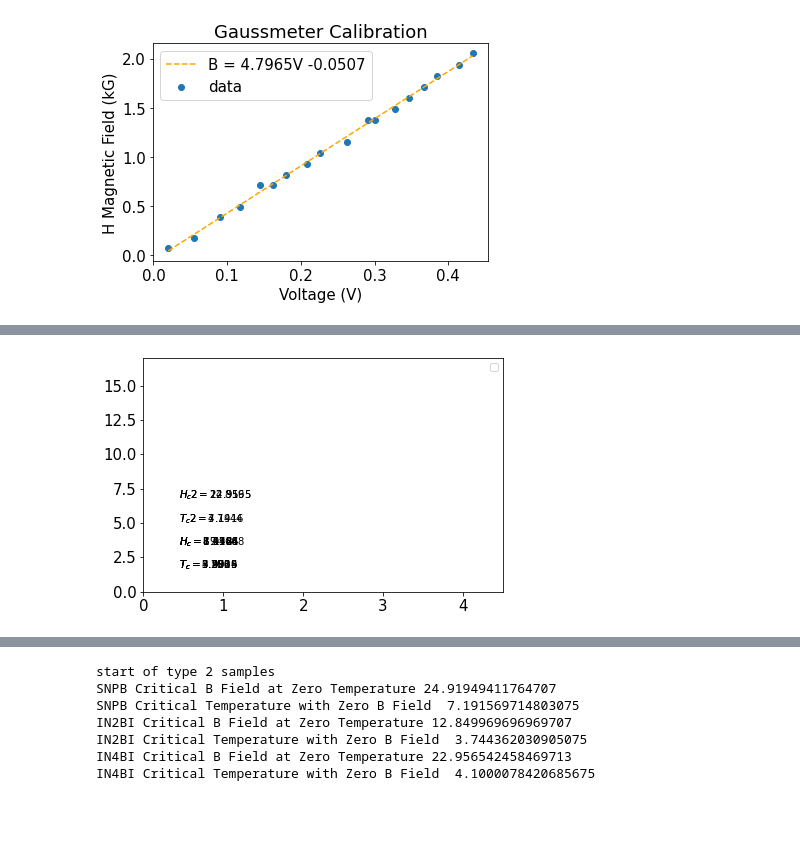
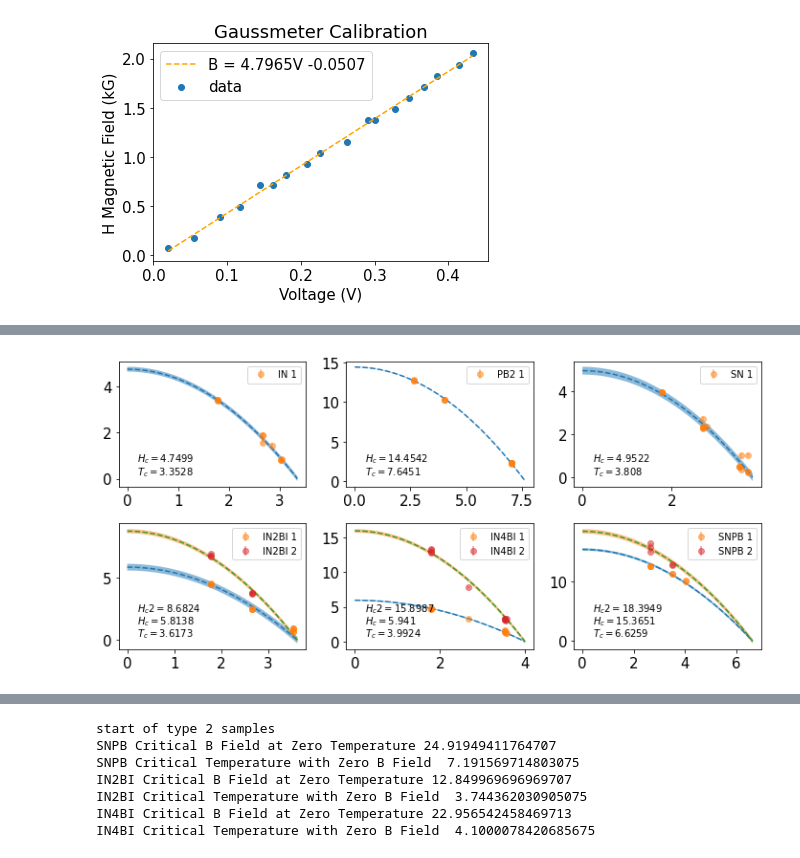
Before and after one commit to dcordovacarrizales/191_PlasmaPhysics, a Jupyter notebook: Superconductivity/Meissner/Meissner.ipynb, the cells around one changed output, grey strips where cells are left out. Saved outputs shown, nothing was run; the diff lists cells and outputs as text; code cells hidden in the pictures; blank space fills up the shorter version.

```diff
--- a/Superconductivity/Meissner/Meissner.ipynb
+++ b/Superconductivity/Meissner/Meissner.ipynb
@@ -81,9 +80,11 @@ for i, file in enumerate(files):
 
     #finding second derivative in order to find the peaks in the voltage vs. magnetic field
     first_derivative = df.diff(periods = 15)
+#     MH = scipy.integrate.trapz(y=df['v1'],x=df['v0'])
     #second_derivative = first_derivative.diff(periods = 15)
     #df['2derivative'] = second_derivative['v1']
     df['1derivative'] = first_derivative['v1']
+    df['MH'] = MH
     ######df['smooth'] = df['v1'].rolling(window=10).mean()
     #df['smooth'] = scipy.signal.savgol_filter(df['v1'], 11, 3 )
 
@@ -100,8 +101,6 @@ for i, file in enumerate(files):
     #peak_position = df.loc[df['v1'] == peak_value_1]
     #peak_position_2 = df.loc[df['v1'] == peak_value_2]
     #print(peak_position)
-
-
 
 
     index1_temp = find_nth(file, "_", 2) + 1
@@ -155,6 +154,7 @@ for i, file in enumerate(files):
                 #df.plot(x = 'v0', y = ['v1', 'smooth', '2derivative'],label=['real', 'smooth', '2nd derivative'], linewidth=1, ax=ax)
 
     df.plot(x = 'v0', y = ['v1','1derivative'],label=['data','1st Derivative'], linewidth = 1, ax=ax)
+#     df.plot(x = 'v0', y = ['MH'],label=['MH'], linewidth = 1, ax=ax)
 
 
 
@@ -169,7 +169,7 @@ for i, file in enumerate(files):
     ax.set_xlabel("H Magnetic Field (kG)")
     ax.set_ylabel("-dM/dH")
     ax.annotate(str(df['v0'][peak_position]), (df['v0'][peak_position], df['v1'][peak_position]), ha = 'left')
-    ax.set_xlim(left= 0)
+#     ax.set_xlim(left= 0)
     ax.set_title(sample_name + " at " + str(sample_temperature) + " K " + str(i+2))
 
 
@@ -331,3 +400,0 @@ SN Critical Temperature with Zero B Field  -0.7689458269146997
-# %%
-def Hc_from_T(Hc0, Tc0, T):
-    return Hc0*(1-(T/Tc0)**2)
@@ -333,0 +423,4 @@ def Hc_from_T(Hc0, Tc0, T):
+# %%
+real_vals = {"IN": [3.408,0.001,281.5,2],
+            "PB2": [7.196,0.006,803,1],
+            "SN": [3.722, 0.001, 305, 2]}
@@ -334,13 +430,22 @@ def Hc_from_T(Hc0, Tc0, T):
+# %%
+def errors(Hc_sigma, Tc_sigma, Hc, Tc):
+    return np.sqrt(Hc_sigma**2 + (Tc_sigma/Tc)**2 + (Tc_sigma/Tc)**2 + (Hc_sigma/Hc)**2)
 # %%
+fig, axes = plt.subplots(2, 3, figsize=(10,5))
 
 for key in all_samples:
     #print(key)
     #print(all_samples[key][0])
 
     if key not in ["PB0", "PB1", "PTFE", "Cu"]: #excluding the non-superconducting samples or the samples we don't want to look at
+
+        r = subplots[key]['r']
+        c = subplots[key]['c']
+        ax = axes[r,c]
+
         for n, data in {1:first_curve_samples, 2:second_curve_samples}.items():
             x_meissner = data[key][0]
-            y_meissner = data[key][1]
+            y_meissner = (data[key][1])
 
             if len(x_meissner) != 0:
                 x_meissner = pd.Series(x_meissner)
@@ -351,31 +456,56 @@ for key in all_samples:
                     sigma.append(.1)
 
                 sigma = pd.Series(sigma)
+                if subplots[key]['Tc2'] == None:
+#                 if n == 1:
+#                     popt, pcov = curve_fit(Hc_from_Tc, x_meissner, y_meissner, p0=(10,3),sigma=sigma)
+                    Hc0, Tc0 = subplots[key]['Hc1'], subplots[key]['Tc1']
+                    Hc_sigma, Tc_sigma = subplots[key]['Hc_sigma1'], subplots[key]['Tc_sigma1']
+#                     subplots[key]['Hc1'] = Hc0
+#                     subplots[key]['Tc1'] = Tc0
+                else:
+#                 if n == 2:
+                    Tc0 = (subplots[key]['Tc1'] + subplots[key]['Tc2']) / 2.
+                    Tc_sigma = (subplots[key]['Tc_sigma1'] + subplots[key]['Tc_sigma2'])
+                    popt, pcov = curve_fit(lambda x, a: Hc_from_Tc(x, a, Tc0), x_meissner, y_meissner,sigma=sigma)
+                    Hc0 = popt[0]
+                    Hc_sigma = np.sqrt(np.diag(pcov))[0]
 
-                popt, pcov = curve_fit(func, x_meissner, y_meissner, sigma= sigma)
+#                     popt, pcov = curve_fit(Hc_from_T, x_meissner, y_meissner, p0=(10,3),sigma=sigma)
+#                     Hc0, Tc0 = popt
+#                     subplots[key]['Hc2'] = Hc0
+#                     subplots[key]['Tc2'] = Tc0
 
-                xrange = np.linspace(min(x_meissner),max(x_meissner),50)
-                ax.plot(xrange, func(xrange, *popt),'--')
+                error = errors(Hc_sigma, Tc_sigma, Hc0, Tc0)
+                xrange = np.linspace(0,Tc0,50)
+                fit = Hc_from_T(xrange, Hc0, Tc0)
+                ax.plot(xrange, fit ,'--')
+                ax.fill_between(xrange, fit-error, fit+error,alpha=0.5)
+
                 ax.errorbar(x_meissner, y_meissner, ls='none', yerr= .1, fmt='o', alpha = 0.5, label=key+f' {n}')
 #                 ax.scatter(x_meissner, y_meissner, s=10 , color = 'red',zorder=100)
 
         #         -b/m = x
 
-                print(key, "Critical B Field at Zero Temperature", func(0, *popt) )
-                print(key, "Critical Temperature with Zero B Field ", -popt[1]/popt[0])
-
+#                 print(key, "Critical B Field at Zero Temperature", func(0, Hc0, Tc0) )
+#                 print(key, "Critical Temperature with Zero B Field ", -popt[1]/popt[0])
+                if key in real_vals.keys():
+                    Hc_r, Tc_r = real_vals[key][2]/1000,real_vals[key][0]
+                    theoretical = Hc_from_Tc(xrange,Hc_r,Tc_r)
+#                     ax.plot(xrange, theoretical, '--',label='Literature')
+                    print(key,real_vals[key][2]/1000,Hc0,real_vals[key][2]/1000/Hc0, real_vals[key][0])
                 if n == 1:
-                    plt.annotate(f'$H_c = {round(func(0, *popt),4)}$', (0.1,0.2), xycoords='axes fraction',size=10)
-                    plt.annotate(f'$T_c = {round(-popt[1]/popt[0],4)}$', (0.1,0.1), xycoords='axes fraction', size=10)
+                    ax.annotate(f'$H_c = {round(Hc0,4)}$', (0.1,0.2), xycoords='axes fraction',size=10)
+                    ax.annotate(f'$T_c = {round(Tc0,4)}$', (0.1,0.1), xycoords='axes fraction', size=10)
                 if n == 2:
-                    plt.annotate(f'$H_c2 = {round(func(0, *popt),4)}$', (0.1,0.4), xycoords='axes fraction',size=10)
-                    plt.annotate(f'$T_c2 = {round(-popt[1]/popt[0],4)}$', (0.1,0.3), xycoords='axes fraction', size=10)
+                    ax.annotate(f'$H_c2 = {round(Hc0,4)}$', (0.1,0.3), xycoords='axes fraction',size=10)
+#                     ax.annotate(f'$T_c2 = {round(Tc0,4)}$', (0.1,0.3), xycoords='axes fraction', size=10)
 #                 plt.xlabel("Temperature (K)")
 #                 plt.ylabel("Critical B Field (kG)")
 #                 plt.title(key)
-                plt.legend(fontsize=10)
-                plt.xlim(0,4.5)
-                plt.ylim(0,17)
+                ax.legend(fontsize=10)
+#                 ax.set_xlim(0,4.5)
+#                 ax.set_ylim(0,17)
             else:
                 pass
 plt.tight_layout()
@@ -411 +517 @@ SN Critical Temperature with Zero B Field  3.9066021674573945
-[figure, old version]
+[figure, new version]
```
Also changed, not shown: parts of 11 cells of this notebook.
